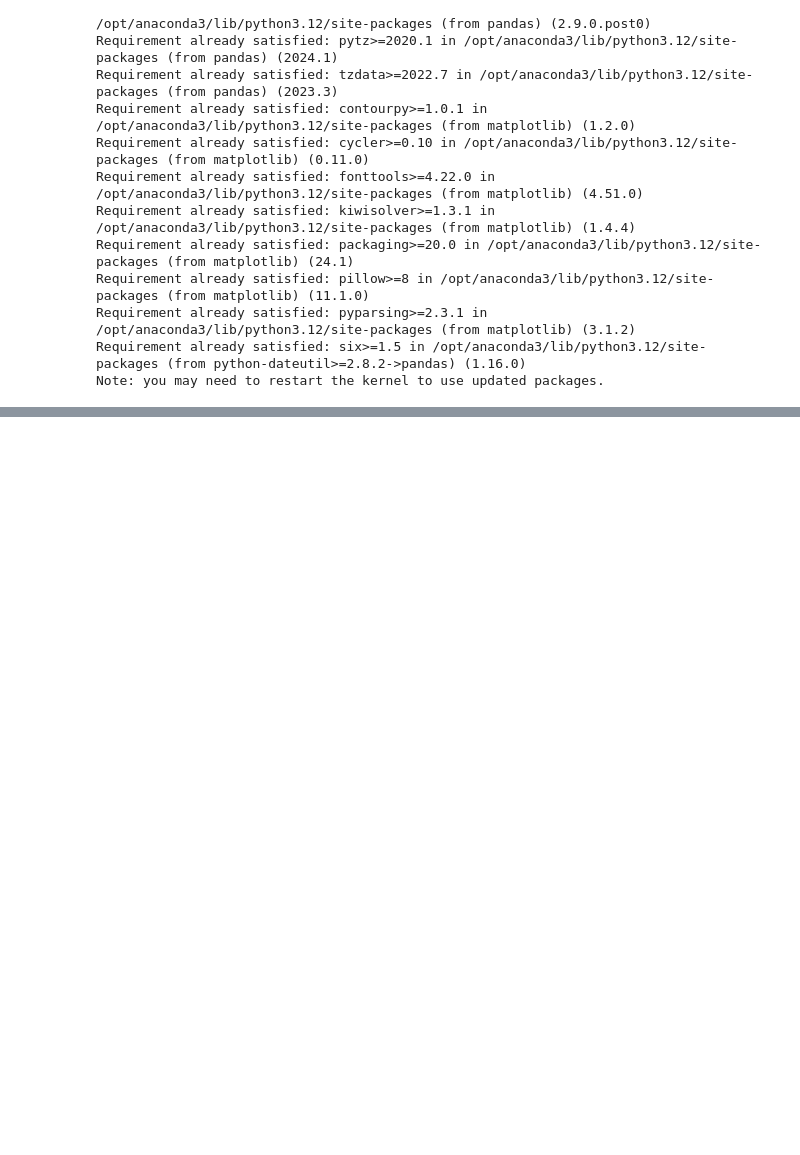
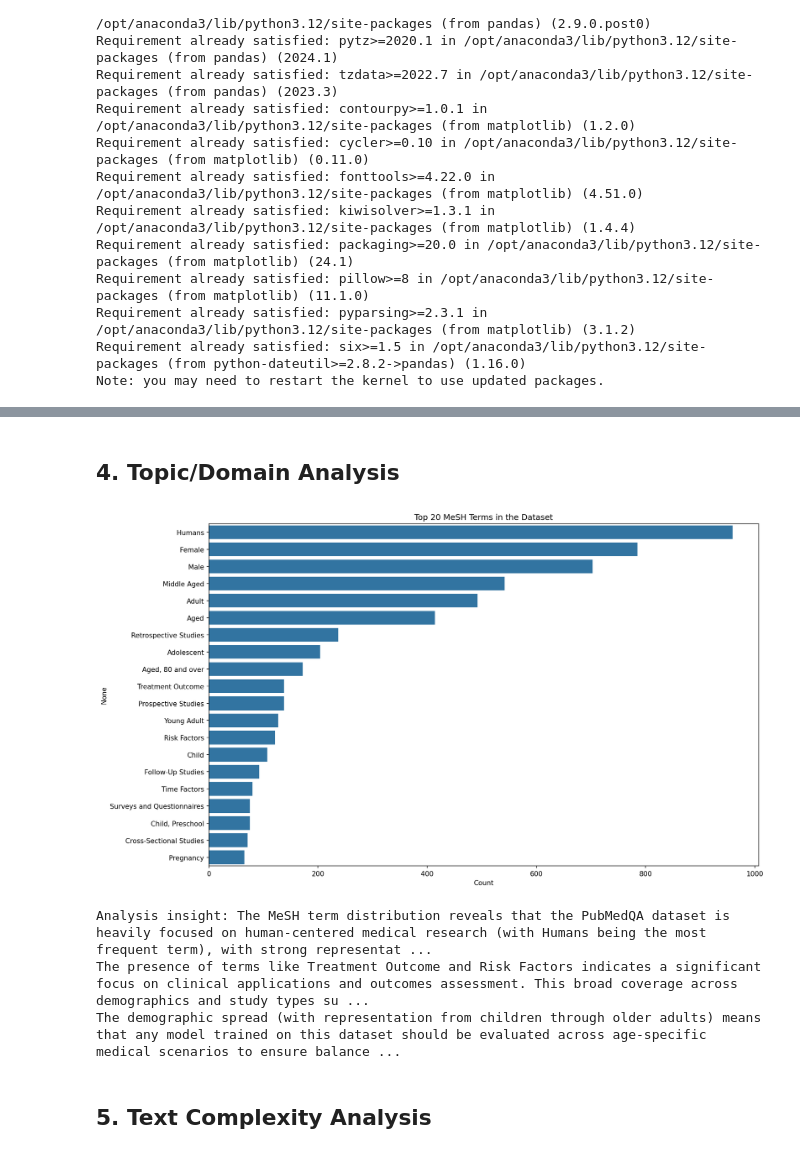
Before and after one commit to CassandraMaldonado/LLM_Healthcare, a Jupyter notebook: EDA.ipynb, the cells around one changed output, grey strips where cells are left out. Cells and saved outputs as stored; diff of their text form; code cells hidden in the pictures; blank space fills up the shorter version.

```diff
--- a/EDA.ipynb
+++ b/EDA.ipynb
@@ -472,0 +551,27 @@ final_decision: yes
+# %% [markdown]
+## 4. Topic/Domain Analysis
+# %%
+# Analyzing MeSH terms to understand topic distribution
+mesh_terms = []
+for entry in data.values():
+    mesh_terms.extend(entry['MESHES'])
+
+mesh_counts = pd.Series(mesh_terms).value_counts().head(20)
+
+plt.figure(figsize=(14, 8))
+sns.barplot(x=mesh_counts.values, y=mesh_counts.index)
+plt.title('Top 20 MeSH Terms in the Dataset')
+plt.xlabel('Count')
+plt.tight_layout()
+plt.show()
+
+print("Analysis insight: The MeSH term distribution reveals that the PubMedQA dataset is heavily focused on human-centered medical research (with Humans being the most frequent term), with strong representation across different demographic groups (Female, Male, Middle Aged, Adult, Aged). There's a notable emphasis on various study methodologies (Retrospective Studies, Prospective Studies, Follow-Up Studies, Cross-Sectional Studies) suggesting the dataset encompasses diverse research approaches.")
+print("The presence of terms like Treatment Outcome and Risk Factors indicates a significant focus on clinical applications and outcomes assessment. This broad coverage across demographics and study types suggests the model will need to handle questions across the lifespan and understand various research methodologies to perform effectively on biomedical question answering tasks.")
+print("The demographic spread (with representation from children through older adults) means that any model trained on this dataset should be evaluated across age-specific medical scenarios to ensure balanced performance. Additionally, the model should be capable of interpreting findings from different study designs, as questions are likely to span retrospective analyses, prospective research, and various other methodological approaches.")
+# %% [output]
+[figure, added]
+Analysis insight: The MeSH term distribution reveals that the PubMedQA dataset is heavily focused on human-centered medical research (with Humans being the most frequent term), with strong representat ...
+The presence of terms like Treatment Outcome and Risk Factors indicates a significant focus on clinical applications and outcomes assessment. This broad coverage across demographics and study types su ...
+The demographic spread (with representation from children through older adults) means that any model trained on this dataset should be evaluated across age-specific medical scenarios to ensure balance ...
+# %% [markdown]
+## 5. Text Complexity Analysis
```
Also changed, not shown: parts of 17 cells of this notebook.
